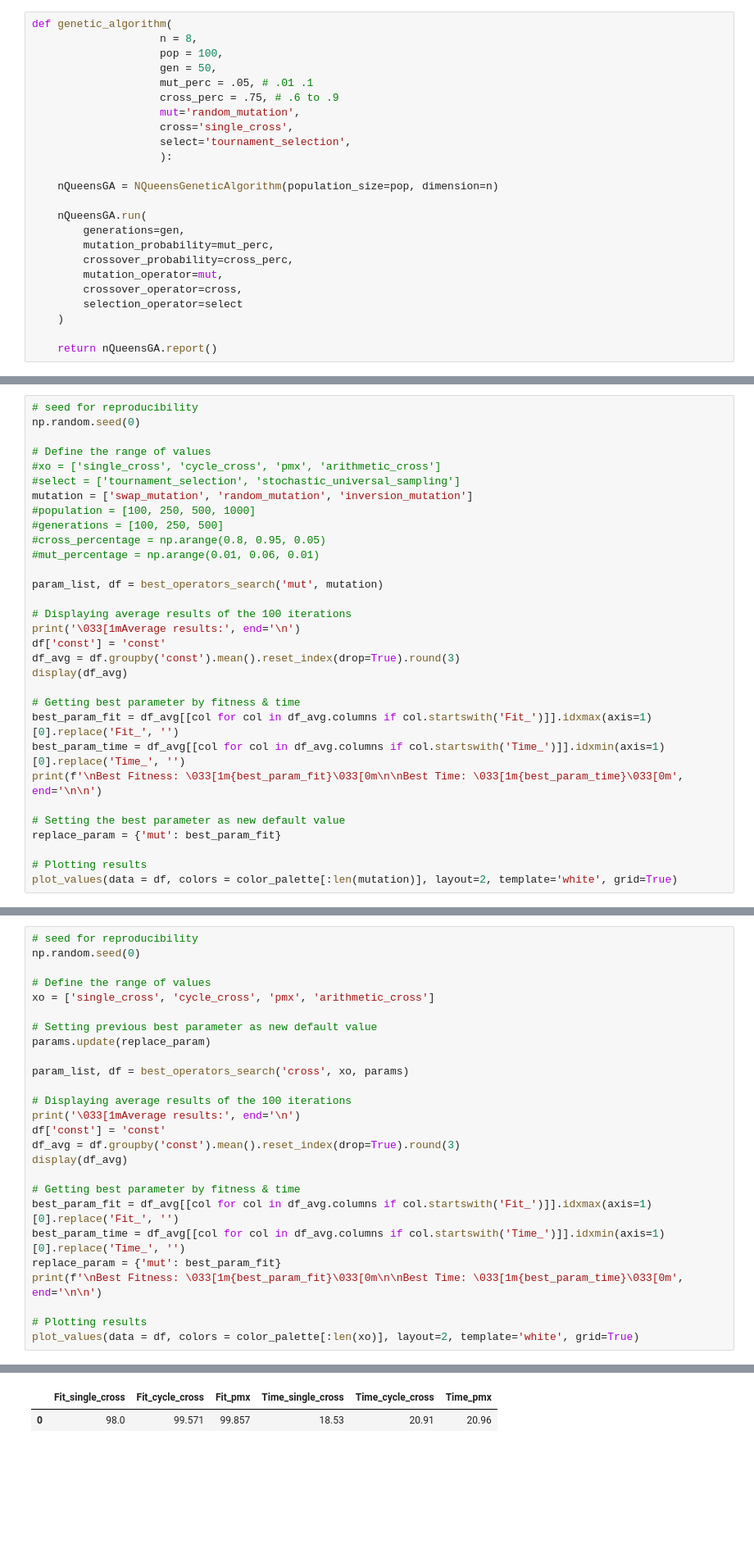
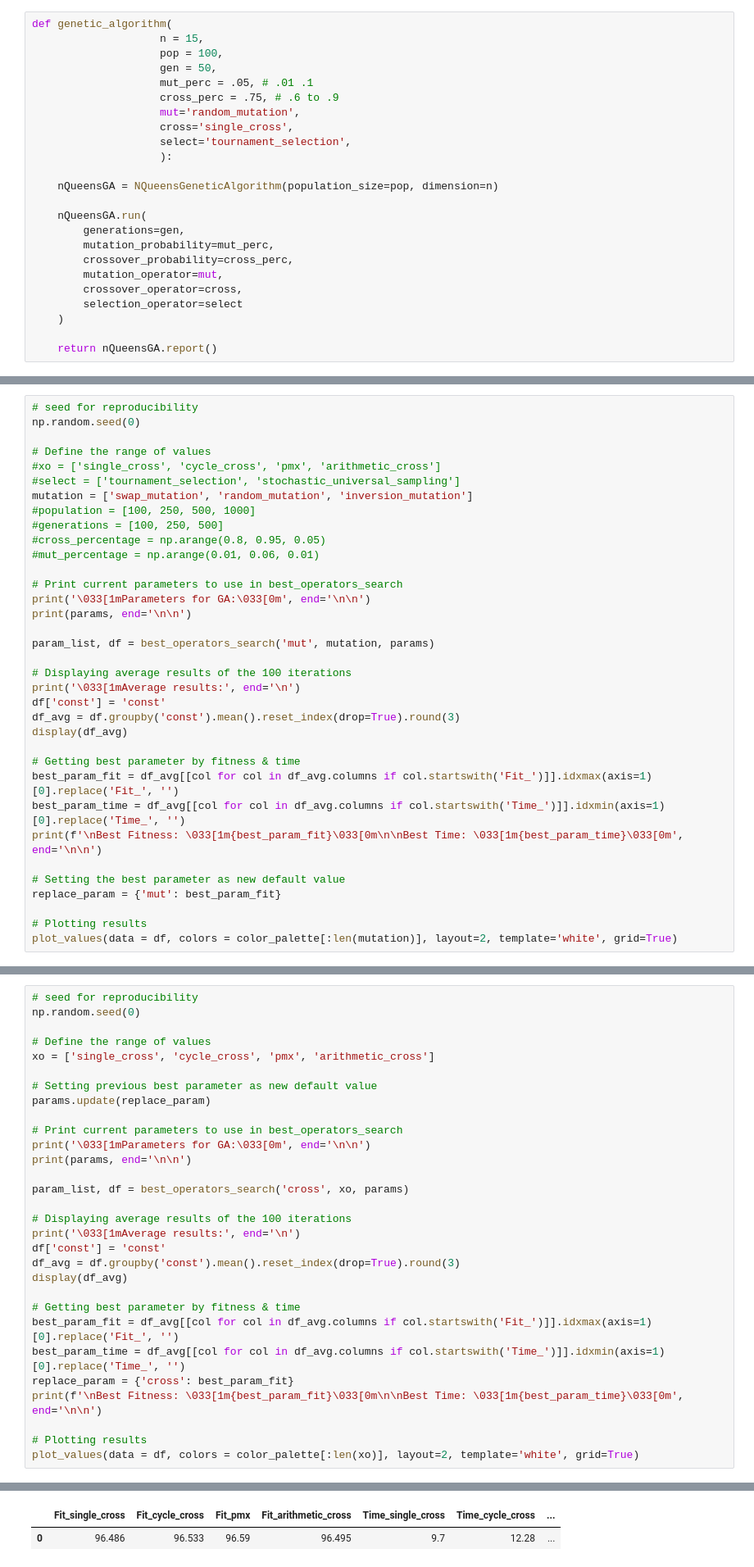
Before and after one commit to NassarX/nqueens-optimization, a Jupyter notebook: app/test.ipynb, the cells around one changed output, grey strips where cells are left out. Shown: that part at 82% size. Saved outputs shown, nothing was run; the diff lists cells and outputs as text; blank space fills up the shorter version.

```diff
--- a/app/test.ipynb
+++ b/app/test.ipynb
@@ -20,7 +20,7 @@ os.chdir(parent_dir)
 from app.nqueens import NQueensGeneticAlgorithm
 # %%
 def genetic_algorithm(
-                    n = 8,
+                    n = 15,
                     pop = 100,
                     gen = 50,
                     mut_perc = .05, # .01 .1
@@ -246,7 +256,11 @@ mutation = ['swap_mutation', 'random_mutation', 'inversion_mutation']
 #cross_percentage = np.arange(0.8, 0.95, 0.05)
 #mut_percentage = np.arange(0.01, 0.06, 0.01)
 
-param_list, df = best_operators_search('mut', mutation)
+# Print current parameters to use in best_operators_search
+print('\033[1mParameters for GA:\033[0m', end='\n\n')
+print(params, end='\n\n')
+
+param_list, df = best_operators_search('mut', mutation, params)
 
 # Displaying average results of the 100 iterations
 print('\033[1mAverage results:', end='\n')
@@ -282,6 +300,10 @@ xo = ['single_cross', 'cycle_cross', 'pmx', 'arithmetic_cross']
 
 # Setting previous best parameter as new default value
 params.update(replace_param)
+
+# Print current parameters to use in best_operators_search
+print('\033[1mParameters for GA:\033[0m', end='\n\n')
+print(params, end='\n\n')
 
 param_list, df = best_operators_search('cross', xo, params)
 
@@ -294,7 +316,7 @@ display(df_avg)
 # Getting best parameter by fitness & time
 best_param_fit = df_avg[[col for col in df_avg.columns if col.startswith('Fit_')]].idxmax(axis=1)[0].replace('Fit_', '')
 best_param_time = df_avg[[col for col in df_avg.columns if col.startswith('Time_')]].idxmin(axis=1)[0].replace('Time_', '')
-replace_param = {'mut': best_param_fit}
+replace_param = {'cross': best_param_fit}
 print(f'\nBest Fitness: \033[1m{best_param_fit}\033[0m\n\nBest Time: \033[1m{best_param_time}\033[0m', end='\n\n')
 
 # Plotting results
@@ -303,6 +329,6 @@ plot_values(data = df, colors = color_palette[:len(xo)], layout=2, template='whi
 Average results:
-|  | Fit_single_cross | Fit_cycle_cross | Fit_pmx | Time_single_cross | Time_cycle_cross | Time_pmx |
-| 0 | 98.0 | 99.571 | 99.857 | 18.53 | 20.91 | 20.96 |
+|  | Fit_single_cross | Fit_cycle_cross | Fit_pmx | Fit_arithmetic_cross | Time_single_cross | Time_cycle_cross | ... |
+| 0 | 96.486 | 96.533 | 96.59 | 96.495 | 9.7 | 12.28 | ... |
 Best Fitness: pmx
 
 Best Time: single_cross
```
Also changed, not shown: parts of 6 cells of this notebook, 1 other file.
